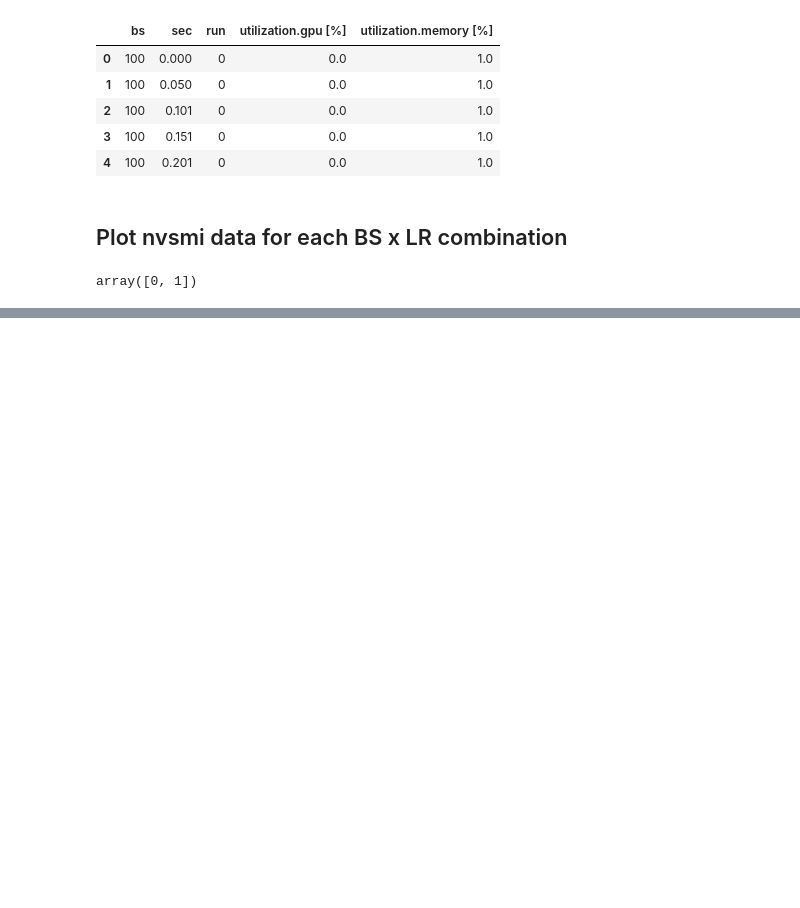
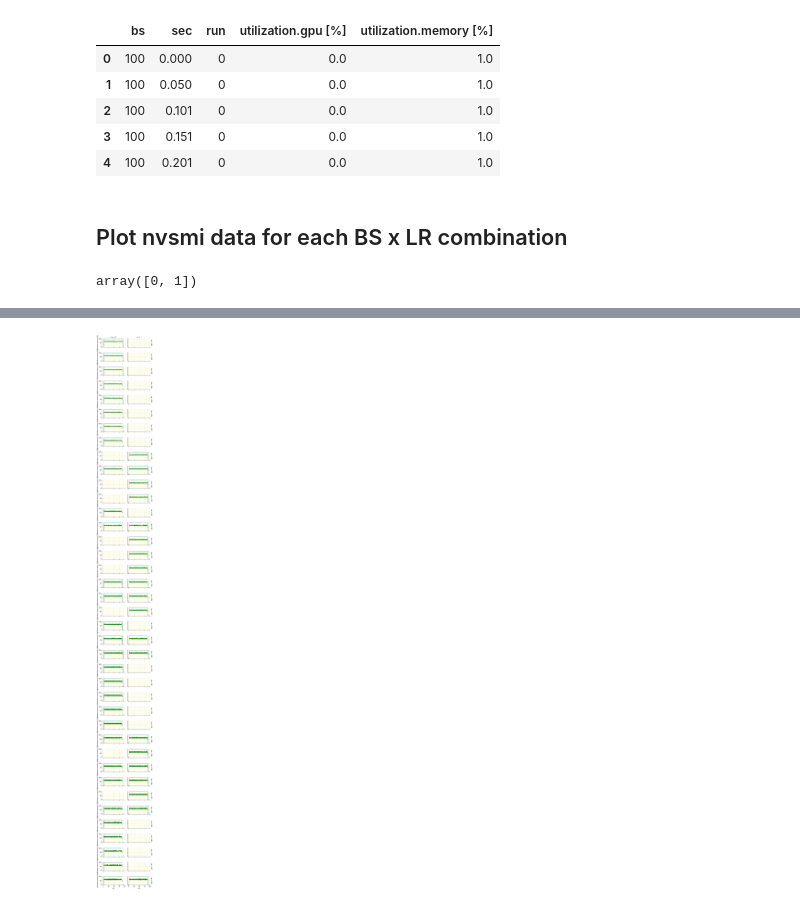
Before and after one commit to pyotr777/mlbenchmarks, a Jupyter notebook: Chainer/Cifar-nvsmi.ipynb, the cells around one changed output, grey strips where cells are left out. Saved outputs shown, nothing was run; the diff lists cells and outputs as text; code cells hidden in the pictures; blank space fills up the shorter version.

```diff
--- a/Chainer/Cifar-nvsmi.ipynb
+++ b/Chainer/Cifar-nvsmi.ipynb
@@ -258,0 +259,20 @@ plt.show()
+# %%
+with sns.color_palette("tab10"):
+    fg = sns.FacetGrid(df_nvsmi_utl,row="bs",col="run",
+                      size=1.5,aspect=2,
+                      margin_titles=True,
+                      subplot_kws={"facecolor":"#FeFEEF"})
+    fg.map(plt.plot,"sec"," utilization.gpu [%]")
+    fg.map(plt.plot,"sec"," utilization.memory [%]",color="green",linewidth=0.5)
+    for ax_arr in np.nditer(fg.axes,flags=["refs_ok"]):
+        ax = ax_arr.item()
+#         ax.set_xticks(major_xticks)
+#         ax.set_yticks(major_yticks)
+#         ax.set_xticks(minor_xticks, minor=True)
+#         ax.set_yticks(minor_yticks, minor=True)
+        ax.grid(which="major",ls=":",alpha=0.25, color="black")
+        ax.grid(which="minor",ls=":",alpha=0.15, color="black")
+
+plt.show()
+# %% [output]
+[figure, added]
```
Also changed, not shown: parts of 6 cells of this notebook.
